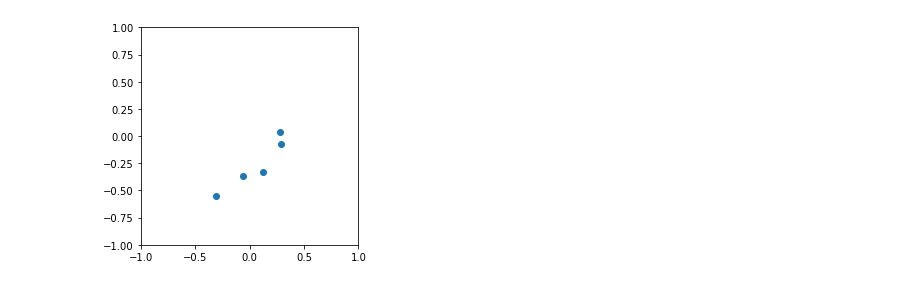
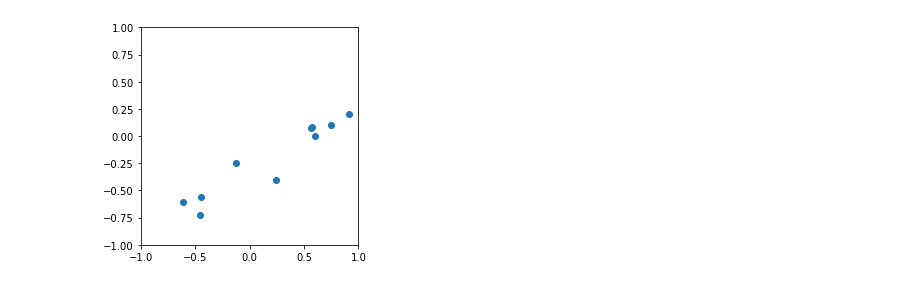
Before and after one commit to ctgk/bayesnet, a Jupyter notebook: notebook/MCMC.ipynb, the cells around one changed output. Cells and saved outputs as stored; diff of their text form; code cells hidden in the pictures.

```diff
--- a/notebook/MCMC.ipynb
+++ b/notebook/MCMC.ipynb
@@ -6,16 +7,16 @@ import bayesnet as bn
 
 np.random.seed(1234)
 # %%
-x_train = np.random.uniform(-0.5, 0.5, 5)
+x_train = np.random.uniform(-1, 1, 10)
 y_train = 0.5 * x_train - 0.3 + np.random.normal(scale=0.1, size=x_train.shape)
-x_train = np.array([np.ones_like(x_train), x_train]).T
+X_train = PolynomialFeatures(degree=1).fit_transform(x_train[:, None])
 
-plt.scatter(x_train[:, 1], y_train)
+plt.scatter(x_train, y_train)
 plt.xlim(-1, 1)
 plt.ylim(-1, 1)
 plt.gca().set_aspect("equal", adjustable="box")
 # %% [output]
-[figure, old version]
+[figure, new version]
 # %%
 class BayesianRegressor(bn.Network):
 
```
Also changed, not shown: parts of 11 cells of this notebook, 2 other files.
